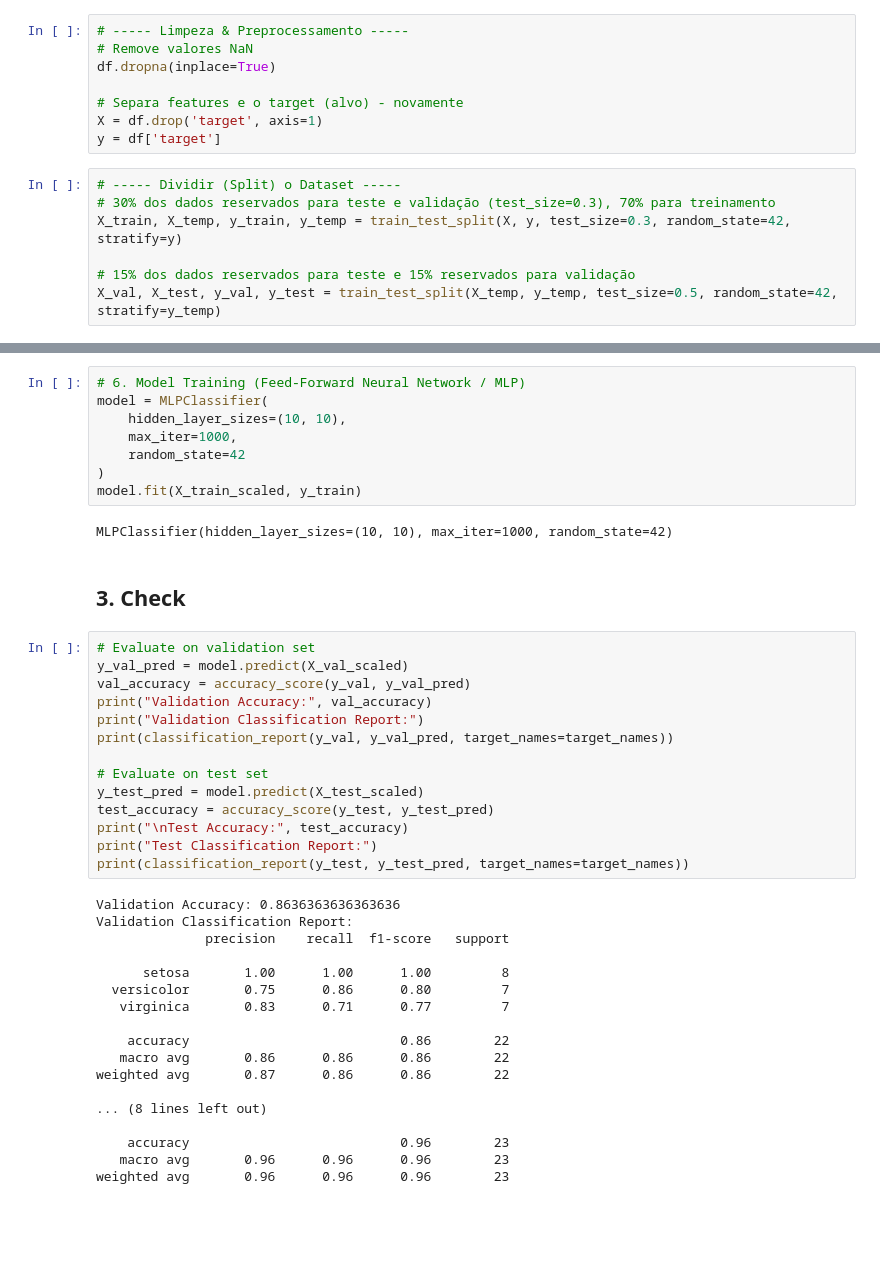
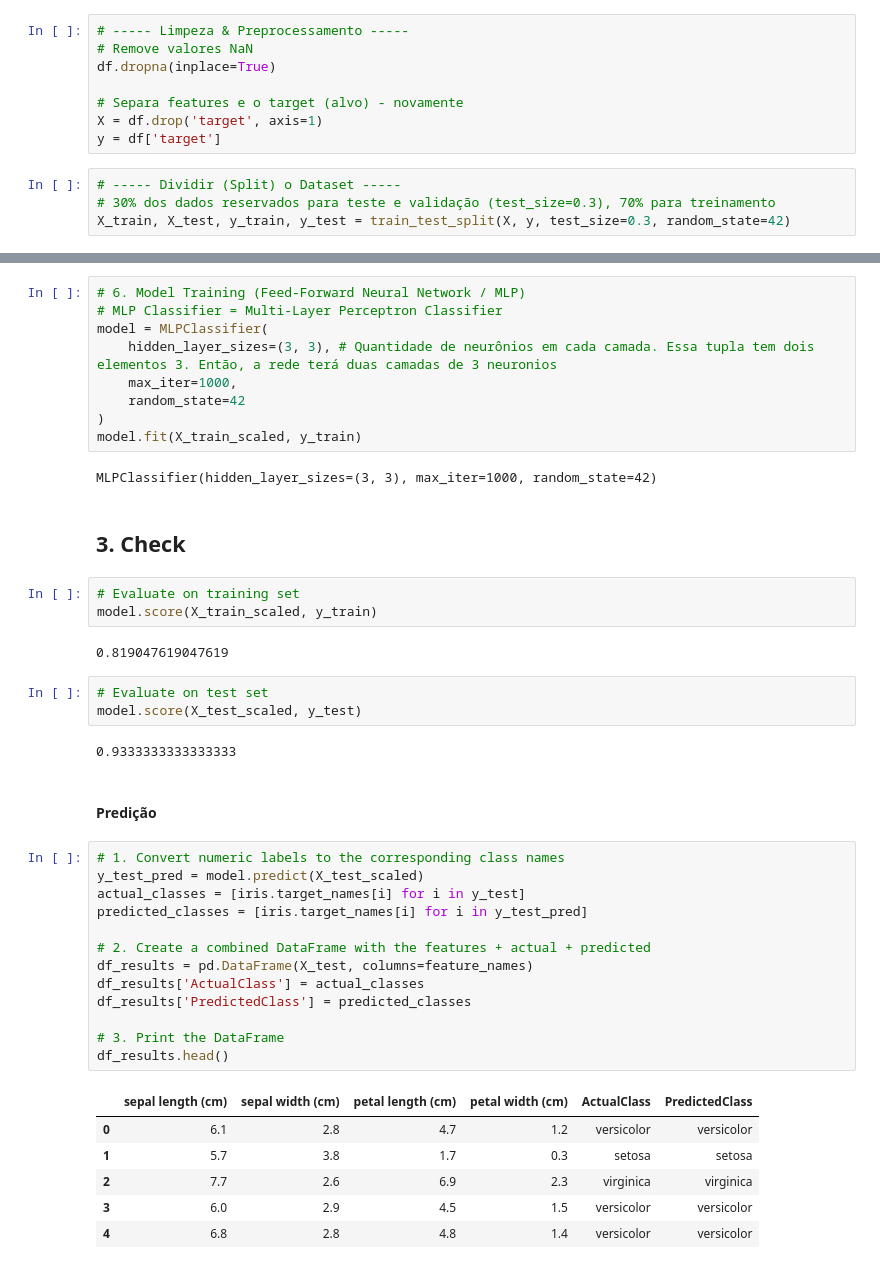
Before and after one commit to alexlopespereira/machine_learning, a Jupyter notebook: Notebooks/Aula1_Treinament.ipynb, the cells around one changed output, grey strips where cells are left out. Cells and saved outputs as stored; diff of their text form; blank space fills up the shorter version.

```diff
--- a/Notebooks/Aula1_Treinament.ipynb
+++ b/Notebooks/Aula1_Treinament.ipynb
@@ -52,7 +52,4 @@ y = df['target']
 # %%
 # ----- Dividir (Split) o Dataset -----
 # 30% dos dados reservados para teste e validação (test_size=0.3), 70% para treinamento
-X_train, X_temp, y_train, y_temp = train_test_split(X, y, test_size=0.3, random_state=42, stratify=y)
-
-# 15% dos dados reservados para teste e 15% reservados para validação
-X_val, X_test, y_val, y_test = train_test_split(X_temp, y_temp, test_size=0.5, random_state=42, stratify=y_temp)
+X_train, X_test, y_train, y_test = train_test_split(X, y, test_size=0.3, random_state=42)
@@ -68,44 +76,45 @@ X_test_scaled = scaler.transform(X_test)
 # %%
 # 6. Model Training (Feed-Forward Neural Network / MLP)
+# MLP Classifier = Multi-Layer Perceptron Classifier
 model = MLPClassifier(
-    hidden_layer_sizes=(10, 10),
+    hidden_layer_sizes=(3, 3), # Quantidade de neurônios em cada camada. Essa tupla tem dois elementos 3. Então, a rede terá duas camadas de 3 neuronios
     max_iter=1000,
     random_state=42
 )
 model.fit(X_train_scaled, y_train)
 # %% [output]
-MLPClassifier(hidden_layer_sizes=(10, 10), max_iter=1000, random_state=42)
+MLPClassifier(hidden_layer_sizes=(3, 3), max_iter=1000, random_state=42)
 # %% [markdown]
 ## 3. Check
-# %%
-# Evaluate on validation set
-y_val_pred = model.predict(X_val_scaled)
-val_accuracy = accuracy_score(y_val, y_val_pred)
-print("Validation Accuracy:", val_accuracy)
-print("Validation Classification Report:")
-print(classification_report(y_val, y_val_pred, target_names=target_names))
-
-# Evaluate on test set
-y_test_pred = model.predict(X_test_scaled)
-test_accuracy = accuracy_score(y_test, y_test_pred)
-print("\nTest Accuracy:", test_accuracy)
-print("Test Classification Report:")
-print(classification_report(y_test, y_test_pred, target_names=target_names))
-# %% [output]
-Validation Accuracy: 0.8636363636363636
-Validation Classification Report:
-              precision    recall  f1-score   support
-
-      setosa       1.00      1.00      1.00         8
-  versicolor       0.75      0.86      0.80         7
-   virginica       0.83      0.71      0.77         7
-
-    accuracy                           0.86        22
-   macro avg       0.86      0.86      0.86        22
-weighted avg       0.87      0.86      0.86        22
-
-... (8 lines left out)
-
-    accuracy                           0.96        23
-   macro avg       0.96      0.96      0.96        23
-weighted avg       0.96      0.96      0.96        23
+# %%
+# Evaluate on training set
+model.score(X_train_scaled, y_train)
+# %% [output]
+0.819047619047619
+# %%
+# Evaluate on test set
+model.score(X_test_scaled, y_test)
+# %% [output]
+0.9333333333333333
+# %% [markdown]
+#### Predição
+# %%
+# 1. Convert numeric labels to the corresponding class names
+y_test_pred = model.predict(X_test_scaled)
+actual_classes = [iris.target_names[i] for i in y_test]
+predicted_classes = [iris.target_names[i] for i in y_test_pred]
+
+# 2. Create a combined DataFrame with the features + actual + predicted
+df_results = pd.DataFrame(X_test, columns=feature_names)
+df_results['ActualClass'] = actual_classes
+df_results['PredictedClass'] = predicted_classes
+
+# 3. Print the DataFrame
+df_results.head()
+# %% [output]
+|  | sepal length (cm) | sepal width (cm) | petal length (cm) | petal width (cm) | ActualClass | PredictedClass |
+| 0 | 6.1 | 2.8 | 4.7 | 1.2 | versicolor | versicolor |
+| 1 | 5.7 | 3.8 | 1.7 | 0.3 | setosa | setosa |
+| 2 | 7.7 | 2.6 | 6.9 | 2.3 | virginica | virginica |
+| 3 | 6.0 | 2.9 | 4.5 | 1.5 | versicolor | versicolor |
+| 4 | 6.8 | 2.8 | 4.8 | 1.4 | versicolor | versicolor |
```
Also changed, not shown: parts of 16 cells of this notebook.
